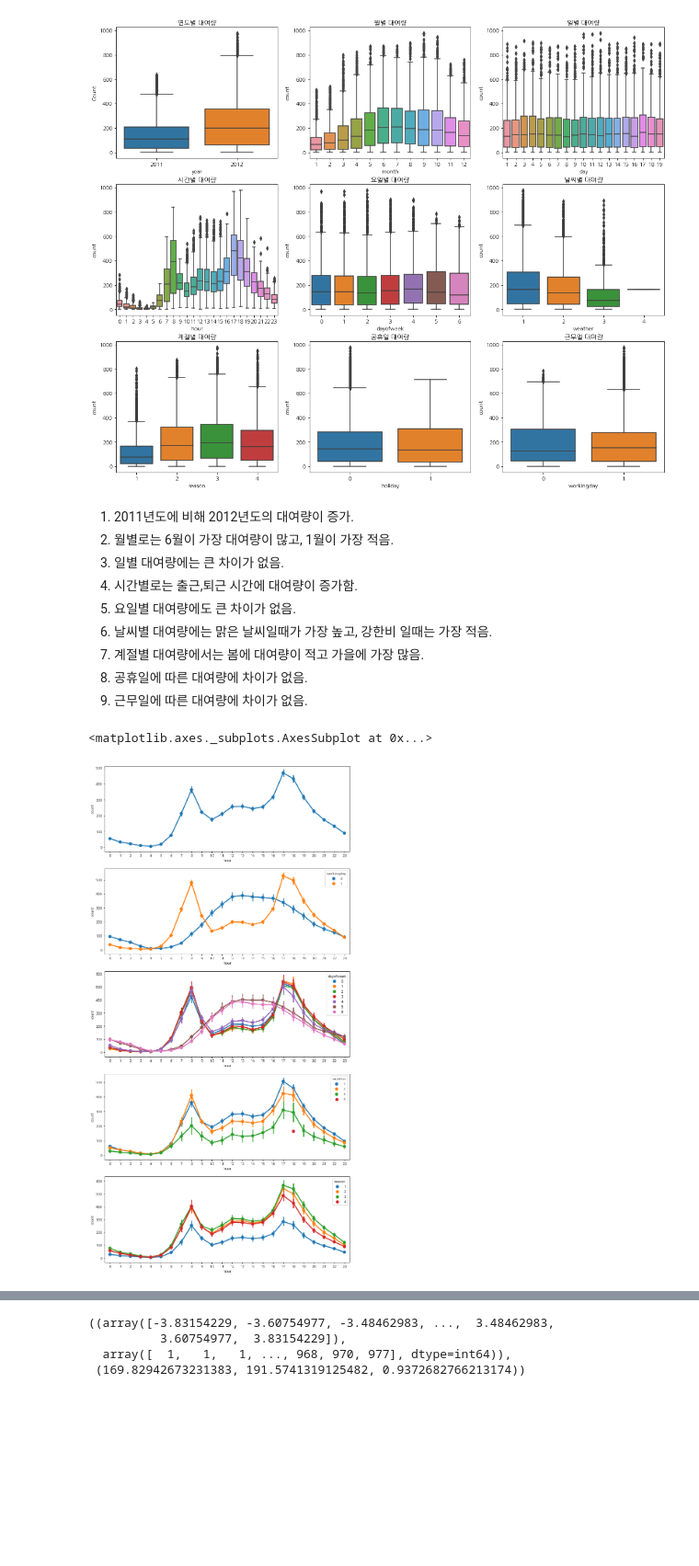
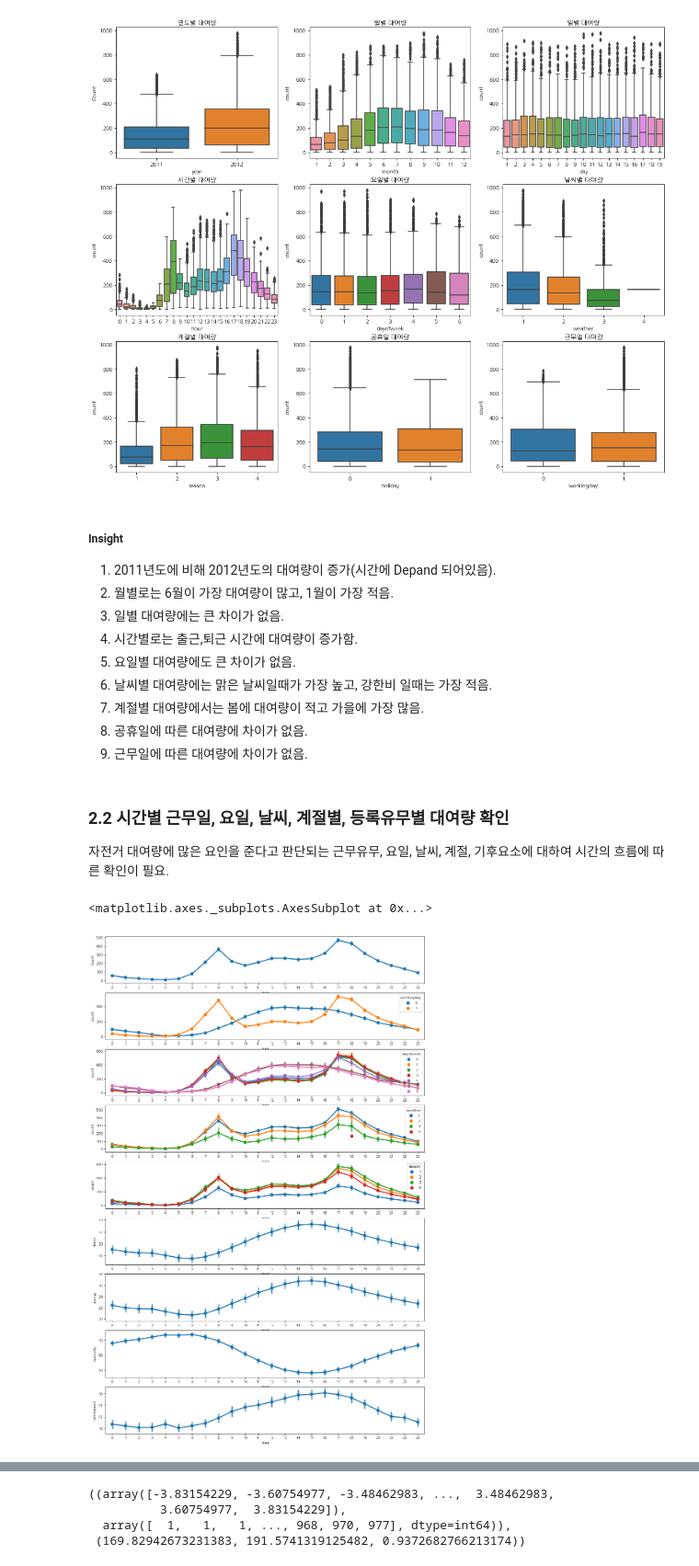
Before and after one commit to tmdrb0707/Python, a Jupyter notebook: bike_sharing_demand/bike_sharing_demand.ipynb, the cells around one changed output, grey strips where cells are left out. Shown: that part at 92% size. Drawn from its saved outputs; the diff is of its cells as text; code cells hidden in the pictures; blank space fills up the shorter version.

```diff
--- a/bike_sharing_demand/bike_sharing_demand.ipynb
+++ b/bike_sharing_demand/bike_sharing_demand.ipynb
@@ -9,22 +10,24 @@ import matplotlib as mpl
 import matplotlib.pyplot as plt
 import seaborn as sns
 from scipy import stats
+from sklearn.model_selection import train_test_split
+from sklearn.ensemble import RandomForestClassifier
+from sklearn.ensemble import RandomForestRegressor
+import warnings
+warnings.filterwarnings(action='ignore')
 
 # 노트북 안에 그래프 그리기
 %matplotlib inline
-
-# 그래프에서 격자로 숫자 범위가 눈에 잘 띄도록  ggplot 스타일 사용
-
 
 # 그래프에서 마이너스 폰트 깨지는 문제 해결
 mpl.rcParams['axes.unicode_minus'] = False
 
 # 그래프에서 한글 폰트 깨지는 문제 해결 : 나눔고딕 사용
 plt.rcParams['font.family'] = 'NanumGothic'
-plt.rcParams['font.size'] = 15
+plt.rcParams['font.size'] = 10
 
 # 서브 plot의 여백 조정(현재 조정안됨)
-plt.subplots_adjust(left=0.1, bottom=5, right=1, top=10)
+plt.subplots_adjust(left=0.1, bottom=0.1, right=0.9, top=0.9)
 plt.tight_layout()
 # %% [output]
 <matplotlib.figure.Figure at 0x...>
@@ -32,7 +36,11 @@ plt.tight_layout()
 ## 1. 데이터 불러오기
 # %%
-path = "C:/Users/DS-18-D3-001/Dropbox/git/study_python/bike_sharing_demand/data/train.csv"
-train = pd.read_csv(path, parse_dates = ["datetime"])
+train_path = "C:/Users/DS-18-D3-001/Dropbox/git/python/bike_sharing_demand/data/train.csv"
+test_path = "C:/Users/DS-18-D3-001/Dropbox/git/python/bike_sharing_demand/data/test.csv"
+
+train = pd.read_csv(train_path, parse_dates = ["datetime"])
+test = pd.read_csv(test_path, parse_dates = ['datetime'])
+
 train.shape
 # %% [output]
 (10886, 12)
@@ -163,7 +173,10 @@ ax9.set(xlabel='workingday', title="근무일 대여량")
 [Text(0.5,0,'workingday'), Text(0.5,1,'근무일 대여량')]
 [figure]
 # %% [markdown]
-1. 2011년도에 비해 2012년도의 대여량이 증가.
+##### Insight
+
+
+1. 2011년도에 비해 2012년도의 대여량이 증가(시간에 Depand 되어있음).
 2. 월별로는 6월이 가장 대여량이 많고, 1월이 가장 적음.
 3. 일별 대여량에는 큰 차이가 없음.
 4. 시간별로는 출근,퇴근 시간에 대여량이 증가함.
@@ -172,16 +185,24 @@ ax9.set(xlabel='workingday', title="근무일 대여량")
 7. 계절별 대여량에서는 봄에 대여량이 적고 가을에 가장 많음.
 8. 공휴일에 따른 대여량에 차이가 없음.
 9. 근무일에 따른 대여량에 차이가 없음.
+# %% [markdown]
+### 2.2 시간별 근무일, 요일, 날씨, 계절별, 등록유무별 대여량 확인
+
+자전거 대여량에 많은 요인을 준다고 판단되는 근무유무, 요일, 날씨, 계절, 기후요소에 대하여 시간의 흐름에 따른 확인이 필요.
 # %%
-fig, (ax1, ax2, ax3, ax4,ax5) = plt.subplots(nrows = 5)
-fig.set_size_inches(12,25)
+fig, (ax1, ax2, ax3, ax4, ax5, ax6, ax7, ax8, ax9) = plt.subplots(nrows = 9)
+fig.set_size_inches(15,24)
 
 sns.pointplot(data = train, x = "hour", y = "count", ax = ax1)
 sns.pointplot(data = train, x = "hour", y = "count", hue = "workingday", ax = ax2)
 sns.pointplot(data = train, x = "hour", y = "count", hue = "dayofweek", ax = ax3)
 sns.pointplot(data = train, x = "hour", y = "count", hue = "weather", ax = ax4)
 sns.pointplot(data = train, x = "hour", y = "count", hue = "season", ax = ax5)
+sns.pointplot(data = train, x = "hour", y = "temp", ax = ax6)
+sns.pointplot(data = train, x = "hour", y = "atemp", ax = ax7)
+sns.pointplot(data = train, x = "hour", y = "humidity", ax = ax8)
+sns.pointplot(data = train, x = "hour", y = "windspeed", ax = ax9)
 # %% [output]
 <matplotlib.axes._subplots.AxesSubplot at 0x...>
-[figure, old version]
+[figure, new version]
 # %% [markdown]
```
Also changed, not shown: parts of 48 cells of this notebook.
